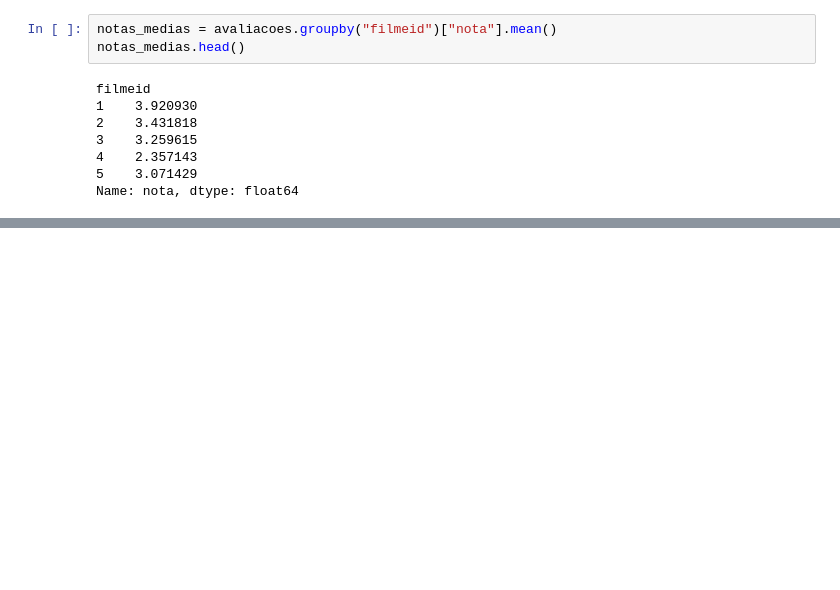
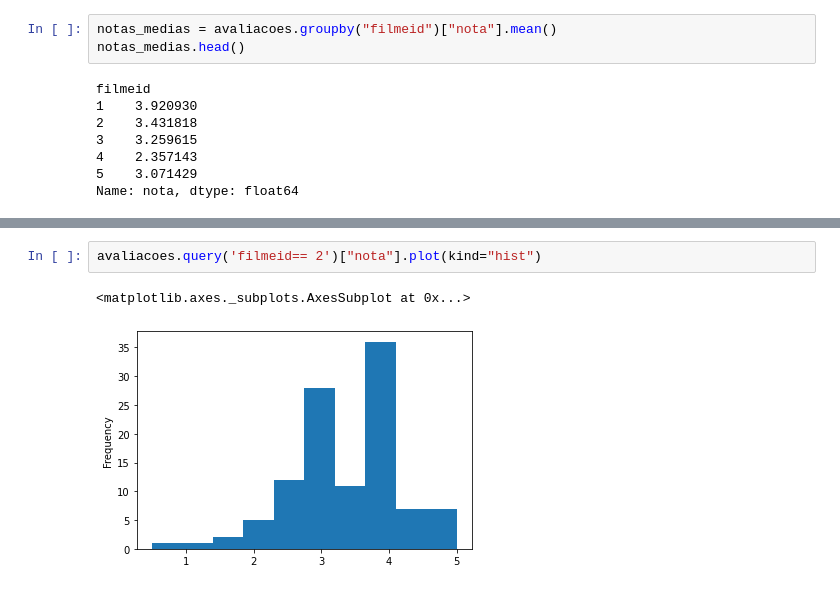
Before and after one commit to pietro-lab/ciencia-de-dados-aula1, a Jupyter notebook: aula1_ciencia_de_dados.ipynb, the cells around one changed output, grey strips where cells are left out. Drawn from its saved outputs; the diff is of its cells as text; blank space fills up the shorter version.

```diff
--- a/aula1_ciencia_de_dados.ipynb
+++ b/aula1_ciencia_de_dados.ipynb
@@ -104,0 +134,5 @@ filmes.join(notas_medias, on="filmeid")
+# %%
+avaliacoes.query('filmeid== 2')["nota"].plot(kind="hist")
+# %% [output]
+<matplotlib.axes._subplots.AxesSubplot at 0x...>
+[figure, added]
```
Also changed, not shown: parts of 4 cells of this notebook.
